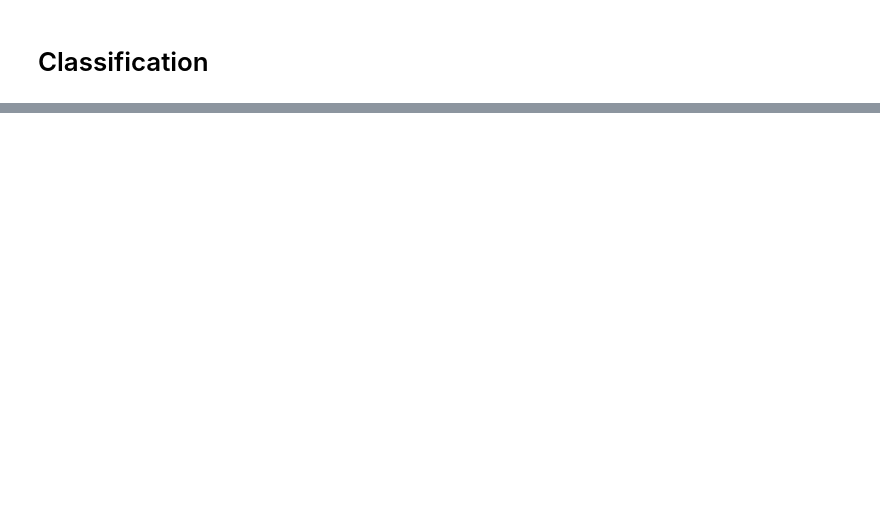
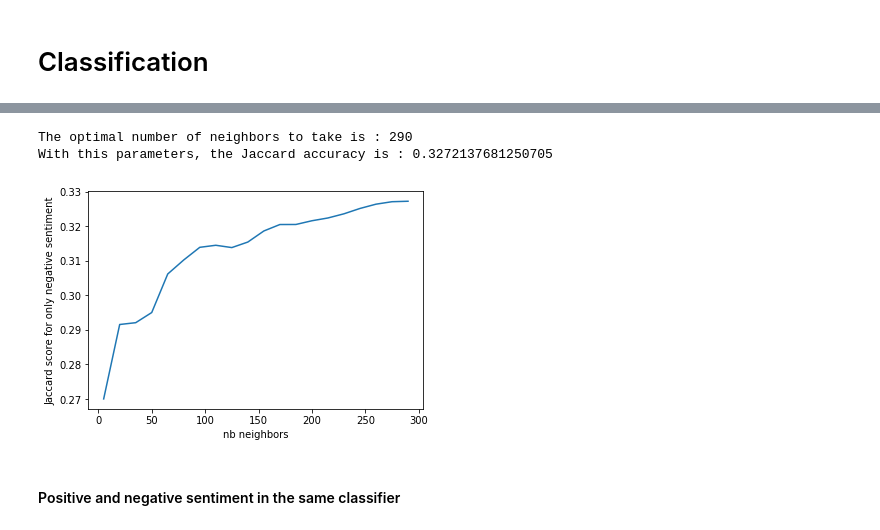
Before and after one commit to theovincent/TweetSentimentExtraction, a Jupyter notebook: src/tweets_sentiments_extraction_glove.ipynb, the cells around one changed output, grey strips where cells are left out. Cells and saved outputs as stored; diff of their text form; code cells hidden in the pictures; blank space fills up the shorter version.

```diff
--- a/src/tweets_sentiments_extraction_glove.ipynb
+++ b/src/tweets_sentiments_extraction_glove.ipynb
@@ -196,0 +516,21 @@ plt.show()
+# %%
+import matplotlib.pyplot as plt
+# Plot the results
+PATH_SAVE = Path("../results")
+
+print("The optimal number of neighbors to take is :", NB_NEIGHBORS_OPT_NEGATIVE)
+print("With this parameters, the Jaccard accuracy is :", JACCARD_ACC_MAX_NEGATIVE)
+
+# Show the plots
+LIST_NEIGHBORS_NEGATIVE = np.arange(NB_NEIGHBORS_MIN_NEGATIVE, NB_NEIGHBORS_MAX_NEGATIVE, STEP_NEIGH_NEGATIVE)
+plt.plot(LIST_NEIGHBORS_NEGATIVE, JACCARD_LIST_NEGATIVE)
+plt.xlabel('nb neighbors')
+plt.ylabel('Jaccard score for only negative sentiment')
+plt.savefig(PATH_SAVE / "glove_knn_train_{}_neighbors_{}_only_negative.jpg".format(NB_SAMPLES, NB_NEIGHBORS_MAX_NEGATIVE))
+plt.show()
+# %% [output]
+The optimal number of neighbors to take is : 290
+With this parameters, the Jaccard accuracy is : 0.3272137681250705
+[figure, added]
+# %% [markdown]
+#### Positive and negative sentiment in the same classifier
```
Also changed, not shown: parts of 19 cells of this notebook.
